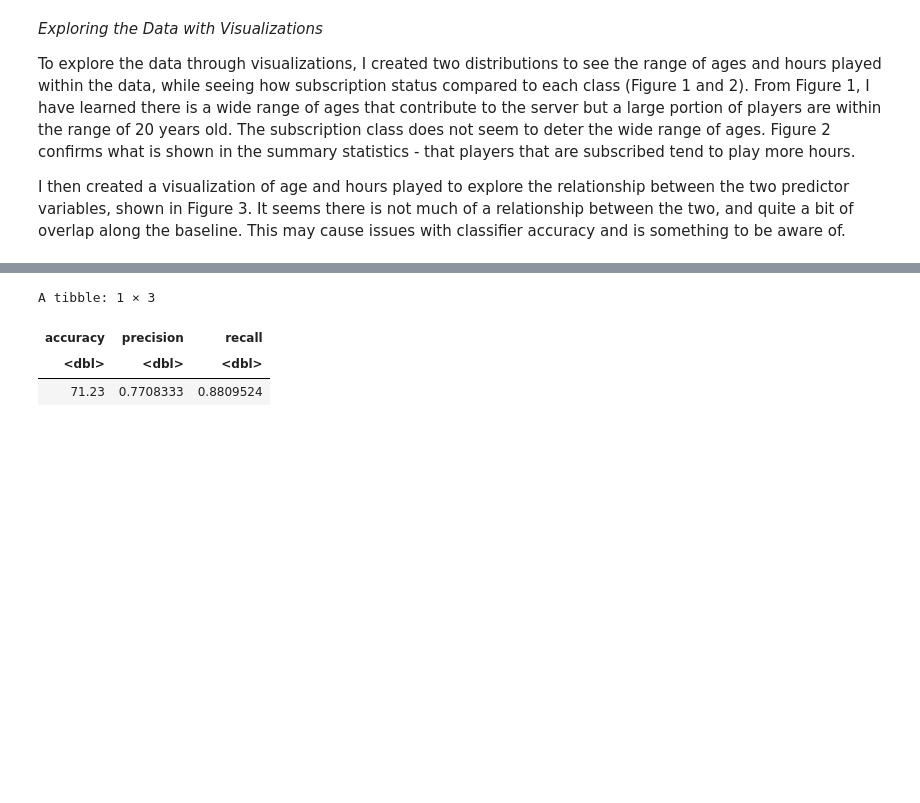
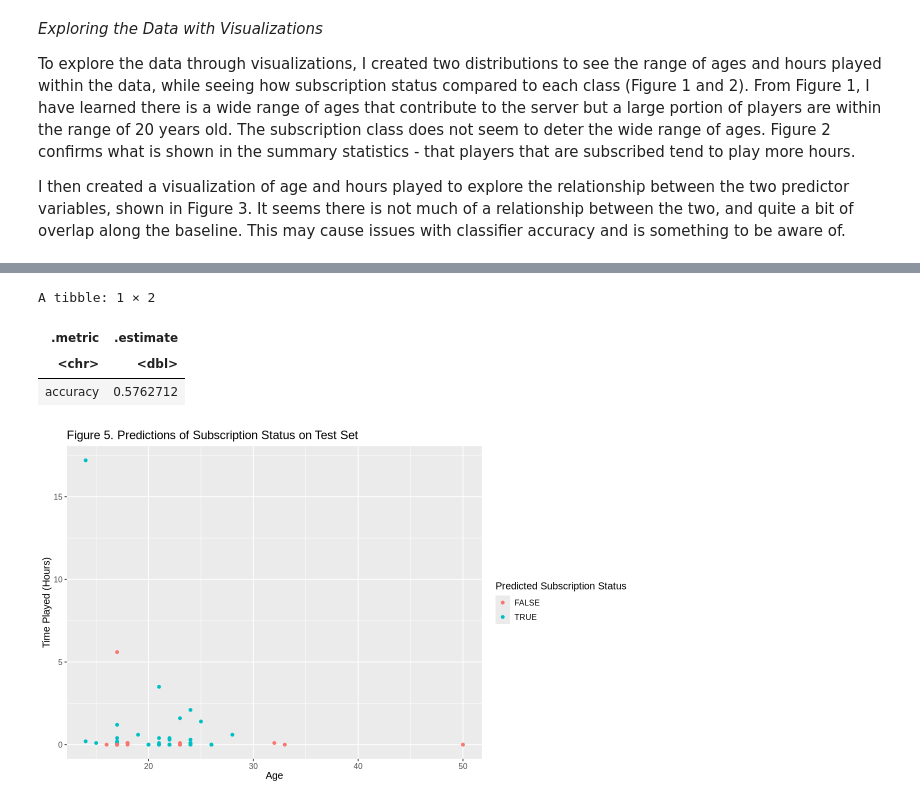
Before and after one commit to ch3lsmac/dsci-100-2025s1, a Jupyter notebook: Project.ipynb, the cells around one changed output, grey strips where cells are left out. Cells and saved outputs as stored; diff of their text form; code cells hidden in the pictures; blank space fills up the shorter version.

```diff
--- a/Project.ipynb
+++ b/Project.ipynb
@@ -243,4 +253,9 @@ A tibble: 56 × 5
 # %%
-players_metrics <- players_predictions |>
-    metrics(truth = subscribe, estimate = .pred_class)
-players_metrics
+knn_final <- nearest_neighbor(weight_func = "rectangular", neighbors = 5) |>
+    set_engine("kknn") |>
+    set_mode("classification")
+
+players_fit <- workflow() |>
+    add_recipe(players_recipe) |>
+    add_model(knn_final) |>
+    fit(data = players_training)
@@ -262,8 +266,26 @@ Prediction FALSE TRUE
 # %%
-players_result <- tibble(accuracy = 71.23, precision = 37/(11+37), recall = 37/(5+37))
-players_result
+players_predict <- predict(players_fit, players_testing) |>
+    bind_cols(players_testing)
+# players_predict
+
+options(repr.plot.height = 6, repr.plot.width = 10)
+predict_plot <- ggplot(players_predict, aes(x = Age, y = played_hours, colour = .pred_class)) +
+        geom_point() +
+        labs(x = "Age",
+             y = "Time Played (Hours)",
+             colour = "Predicted Subscription Status",
+             title = "Figure 5. Predictions of Subscription Status on Test Set") +
+        theme(text = element_text(size = 12))
+predict_plot
+
+players_metrics <- players_predict |>
+    metrics(truth = subscribe, estimate = .pred_class) |>
+    filter(.metric == "accuracy") |>
+    select(-.estimator)
+players_metrics
 # %% [output]
-A tibble: 1 × 3
+A tibble: 1 × 2
-| accuracy | precision | recall |
-| <dbl> | <dbl> | <dbl> |
-| 71.23 | 0.7708333 | 0.8809524 |
+| .metric | .estimate |
+| <chr> | <dbl> |
+| accuracy | 0.5762712 |
+[figure, added]
```
Also changed, not shown: parts of 21 cells of this notebook.
